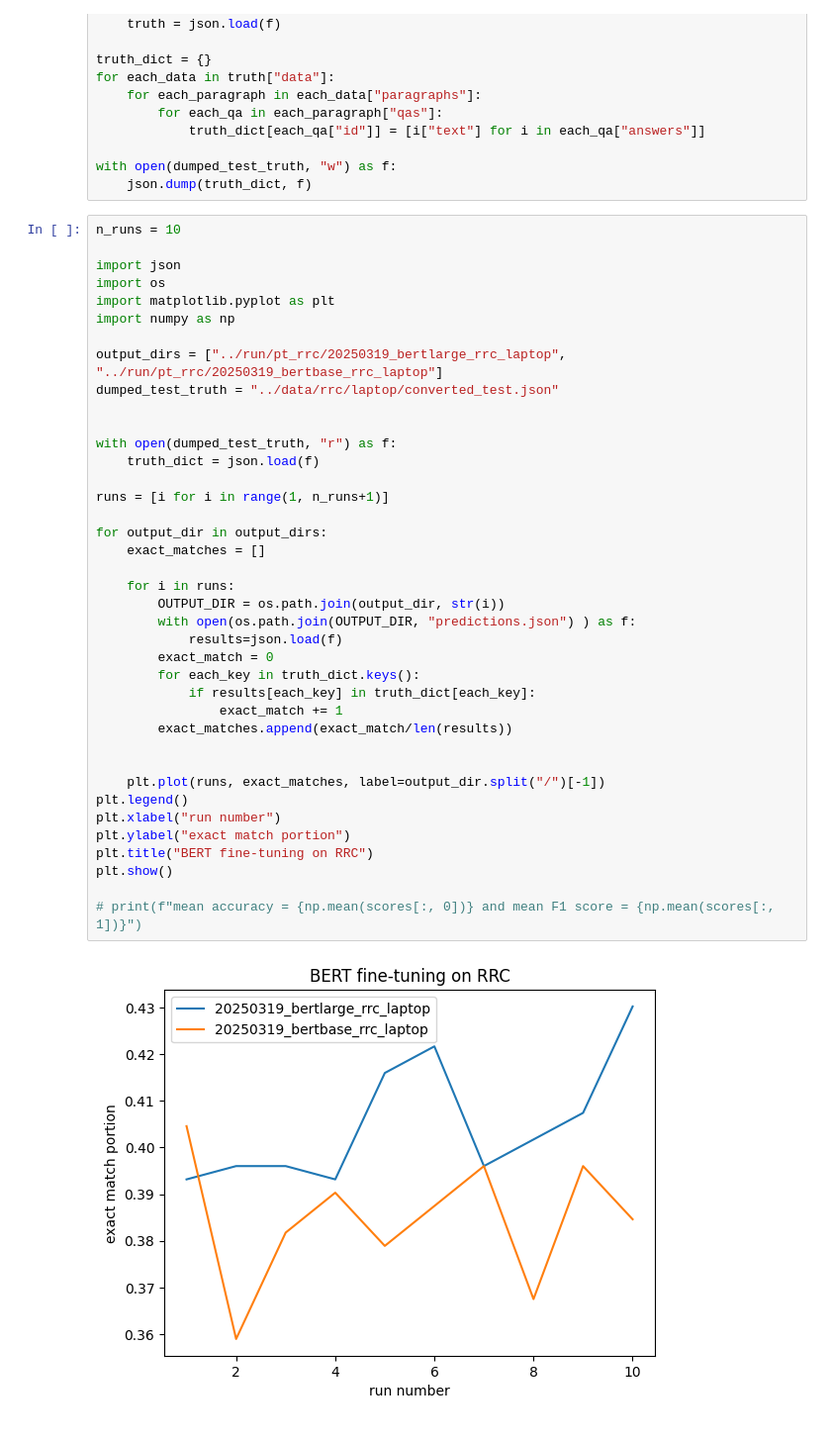
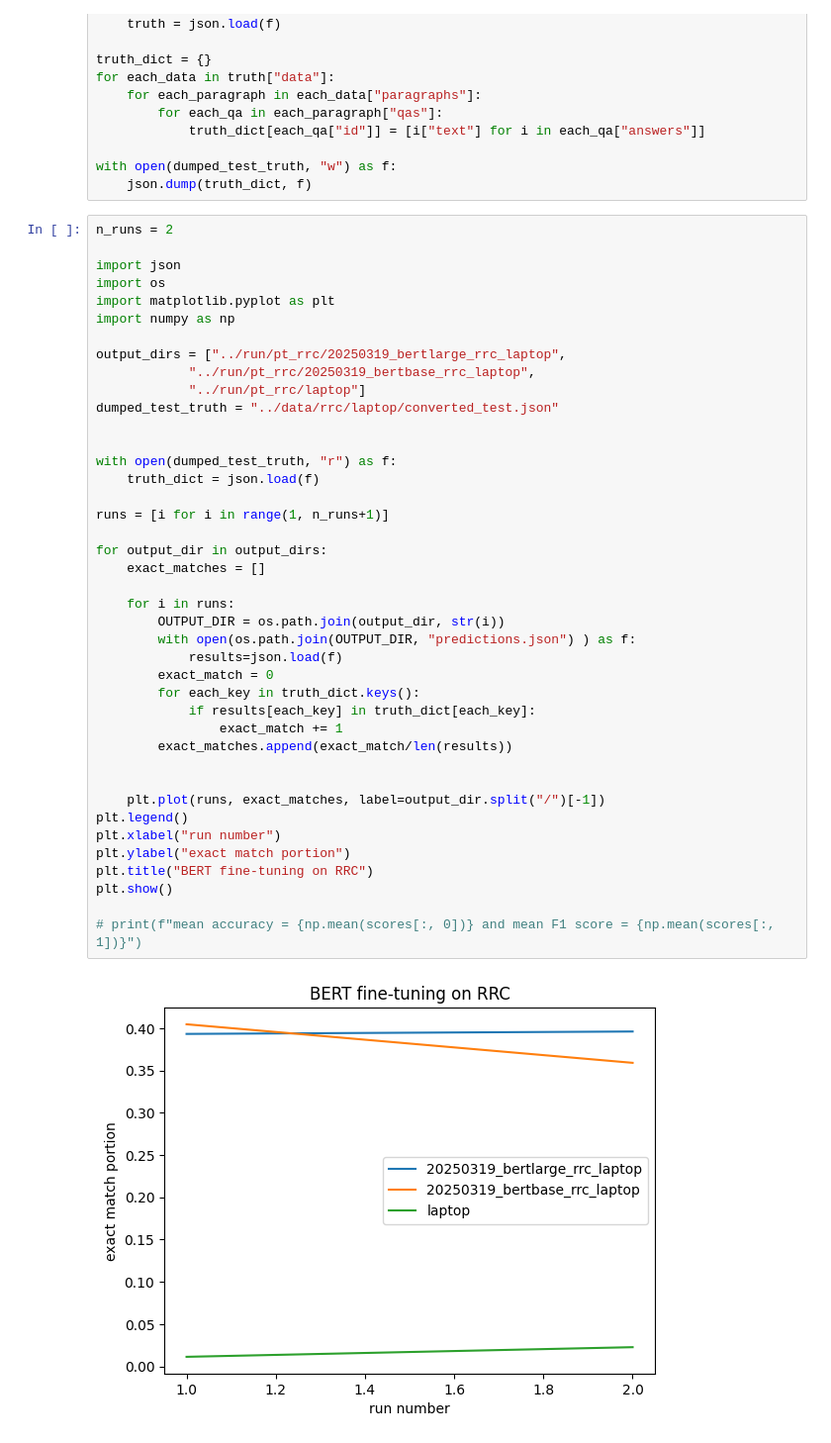
Before and after one commit to tonytang9544/BERT-for-RRC-ABSA, a Jupyter notebook: pytorch-pretrained-bert/eval/eval.ipynb, the cells around one changed output. Shown at 99% size. Drawn from its saved outputs; the diff is of its cells as text.

```diff
--- a/pytorch-pretrained-bert/eval/eval.ipynb
+++ b/pytorch-pretrained-bert/eval/eval.ipynb
@@ -114,43 +114,45 @@ for each_data in truth["data"]:
 with open(dumped_test_truth, "w") as f:
     json.dump(truth_dict, f)
 # %%
-n_runs = 10
+n_runs = 2
 
 import json
 import os
 import matplotlib.pyplot as plt
 import numpy as np
 
-output_dirs = ["../run/pt_rrc/20250319_bertlarge_rrc_laptop", "../run/pt_rrc/20250319_bertbase_rrc_laptop"]
+output_dirs = ["../run/pt_rrc/20250319_bertlarge_rrc_laptop",
+            "../run/pt_rrc/20250319_bertbase_rrc_laptop",
+            "../run/pt_rrc/laptop"]
 dumped_test_truth = "../data/rrc/laptop/converted_test.json"
 
 
 with open(dumped_test_truth, "r") as f:
     truth_dict = json.load(f)
 
 runs = [i for i in range(1, n_runs+1)]
 
 for output_dir in output_dirs:
     exact_matches = []
 
     for i in runs:
         OUTPUT_DIR = os.path.join(output_dir, str(i))
         with open(os.path.join(OUTPUT_DIR, "predictions.json") ) as f:
             results=json.load(f)
         exact_match = 0
         for each_key in truth_dict.keys():
             if results[each_key] in truth_dict[each_key]:
                 exact_match += 1
         exact_matches.append(exact_match/len(results))
 
 
     plt.plot(runs, exact_matches, label=output_dir.split("/")[-1])
 plt.legend()
 plt.xlabel("run number")
 plt.ylabel("exact match portion")
 plt.title("BERT fine-tuning on RRC")
 plt.show()
 
 # print(f"mean accuracy = {np.mean(scores[:, 0])} and mean F1 score = {np.mean(scores[:, 1])}")
 # %% [output]
-[figure, old version]
+[figure, new version]
```
Also changed, not shown: 4 other files.
